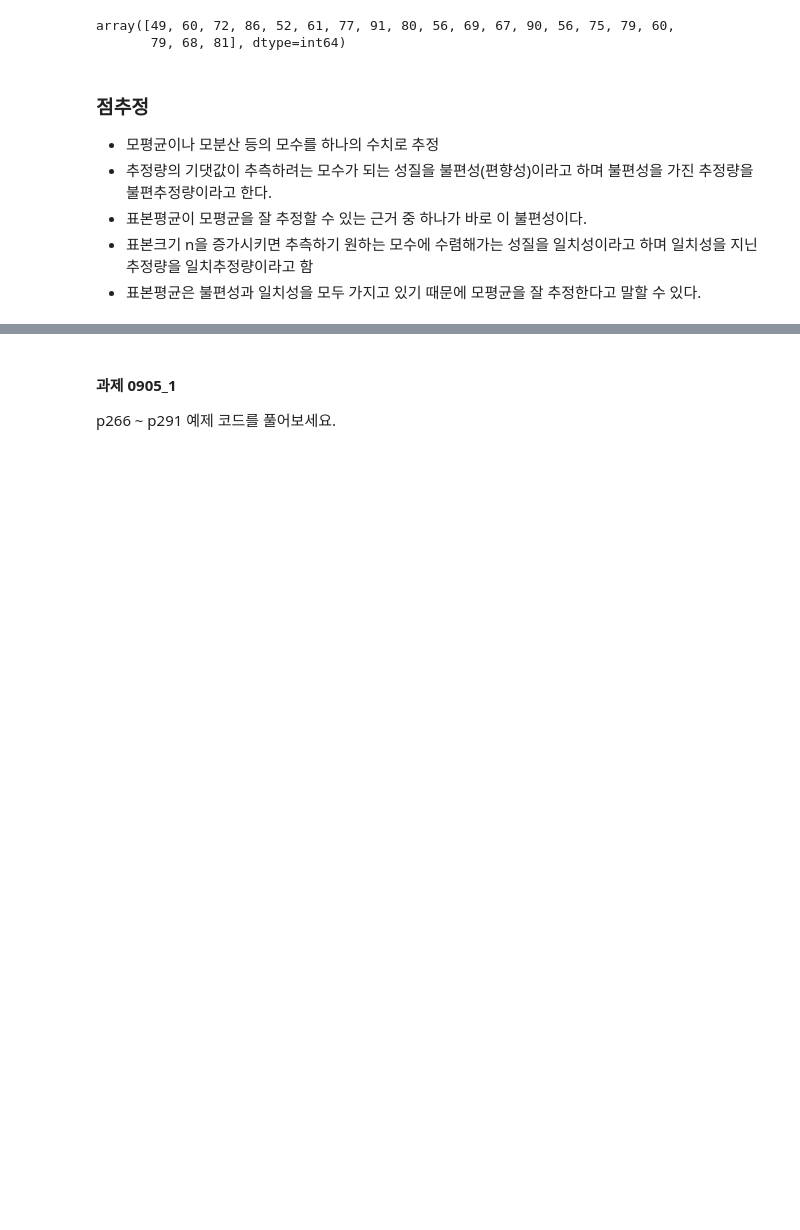
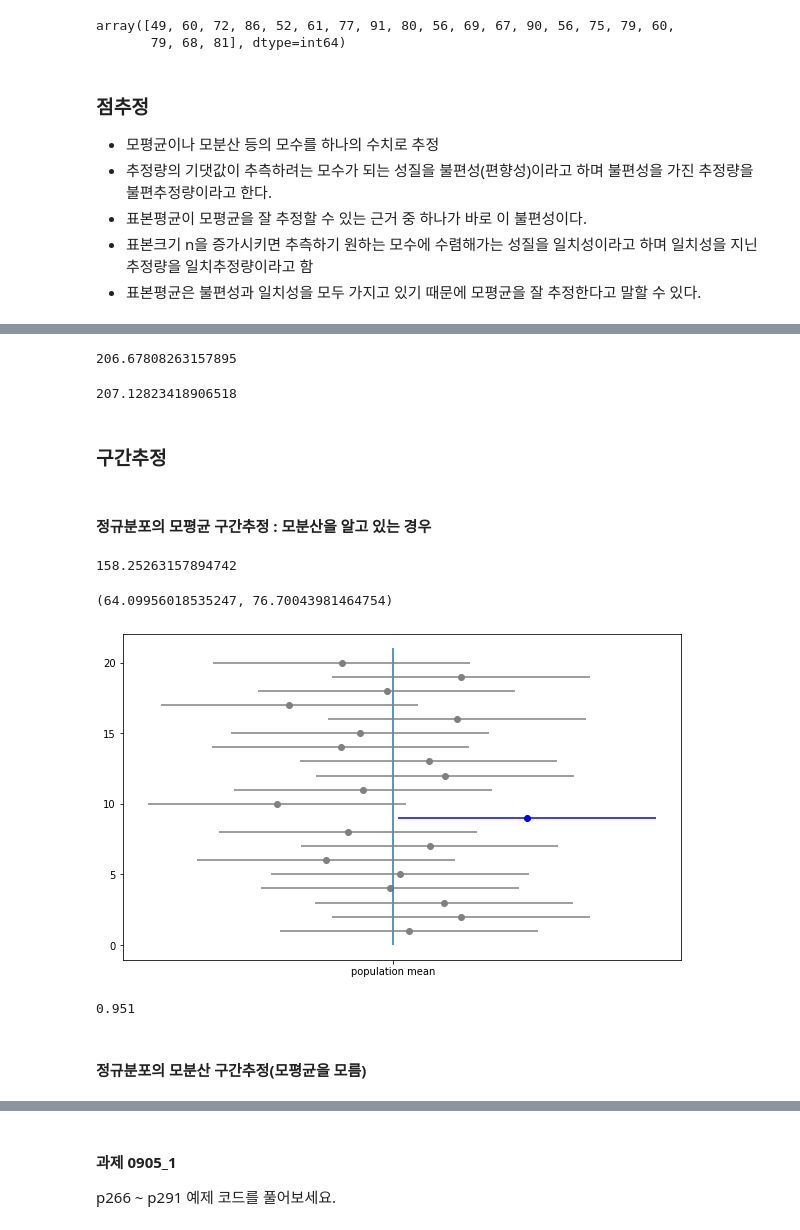
Before and after one commit to ddeodeok/cakd7, a Jupyter notebook: m3_통계/Stat_3.ipynb, the cells around one changed output, grey strips where cells are left out. Saved outputs shown, nothing was run; the diff lists cells and outputs as text; code cells hidden in the pictures; blank space fills up the shorter version.

```diff
--- a/m3_통계/Stat_3.ipynb
+++ b/m3_통계/Stat_3.ipynb
@@ -106,0 +113,78 @@ np.var(scores)
+# %%
+#  대수의 법칙 사용해서 불편분산의 기대값 확인하기
+sample_u_vars = np.var(samples, axis=1, ddof=1)
+np.mean(sample_u_vars)
+# %% [output]
+206.67808263157895
+# %%
+# 표본크기 100만으로 확인하기
+np.var(np.random.choice(scores, int(1e6)), ddof=1)
+# %% [output]
+207.12823418906518
+# %% [markdown]
+### 구간추정
+# %% [markdown]
+#### 정규분포의 모평균 구간추정 : 모분산을 알고 있는 경우
+# %%
+# A학생이 추출한 표본의 표본평균
+np.random.seed(0)
+n=20
+sample = np.random.choice(scores,n)
+s_mean = np.mean(sample)
+s_mean
+
+# A 학생 추출한 표본으로 불편분산 계산
+u_var = np.var(sample, ddof=1)
+u_var
+# %% [output]
+158.25263157894742
+# %%
+# A학생 표본 데이터로 모평균의 95% 신뢰구간 구하기
+rv = stats.norm()
+lcl = s_mean - rv.isf(0.025) * np.sqrt(p_var/n)
+ucl = s_mean - rv.isf(0.975) * np.sqrt(p_var/n)
+
+lcl, ucl
+# %% [output]
+(64.09956018535247, 76.70043981464754)
+# %%
+# 신뢰구간의 계산 20번 수행하고 모평균을 몇번 포함하는지 그리기 ( 중앙 세로선 평균, 모평균 모함하지 않은 구간추정은 다른 색)
+fig = plt.figure(figsize=(10,6))
+ax = fig.add_subplot(111)
+
+rv = stats.norm()
+n_samples = 20
+ax.vlines(p_mean, 0,21)
+for i in range(n_samples):
+    sample_ = samples[i]
+    s_mean_ = np.mean(sample_)
+    lcl = s_mean_ - rv.isf(0.025) * np.sqrt(p_var/n)
+    ucl = s_mean_ - rv.isf(0.975) * np.sqrt(p_var/n)
+    if lcl <= p_mean <= ucl:
+        ax.scatter(s_mean_, n_samples-i, color='gray')
+        ax.hlines( n_samples-i, lcl, ucl, color='gray')
+    else:
+        ax.scatter(s_mean_, n_samples-i, color='b' )
+        ax.hlines(n_samples-i, lcl, ucl, color='b' )
+ax.set_xticks([p_mean])
+ax.set_xticklabels(['population mean'])
+
+plt.show()
+# %% [output]
+[figure, added]
+# %%
+# 신뢰구간을 1만 번 계산하고 모평균이 포함된 것은 몇 %인지 시뮬레이션 으로 알아보기
+rv = stats.norm()
+cnt = 0
+
+for sample_ in samples:
+    s_mean_ = np.mean(sample_)
+    lcl = s_mean_ - rv.isf(0.025) * np.sqrt(p_var/n)
+    ucl = s_mean_ - rv.isf(0.975) * np.sqrt(p_var/n)
+    if lcl <= p_mean <= ucl:
+        cnt += 1
+cnt / len(samples)
+# %% [output]
+0.951
+# %% [markdown]
+#### 정규분포의 모분산 구간추정(모평균을 모름)
```
Also changed, not shown: parts of 24 cells of this notebook, 26 other files.
